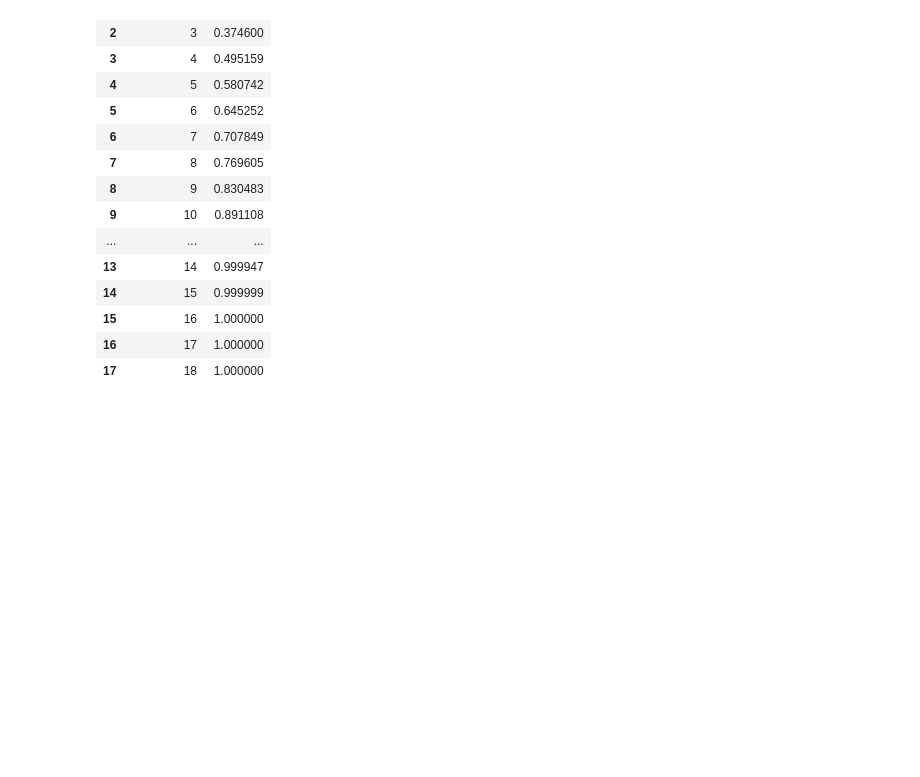
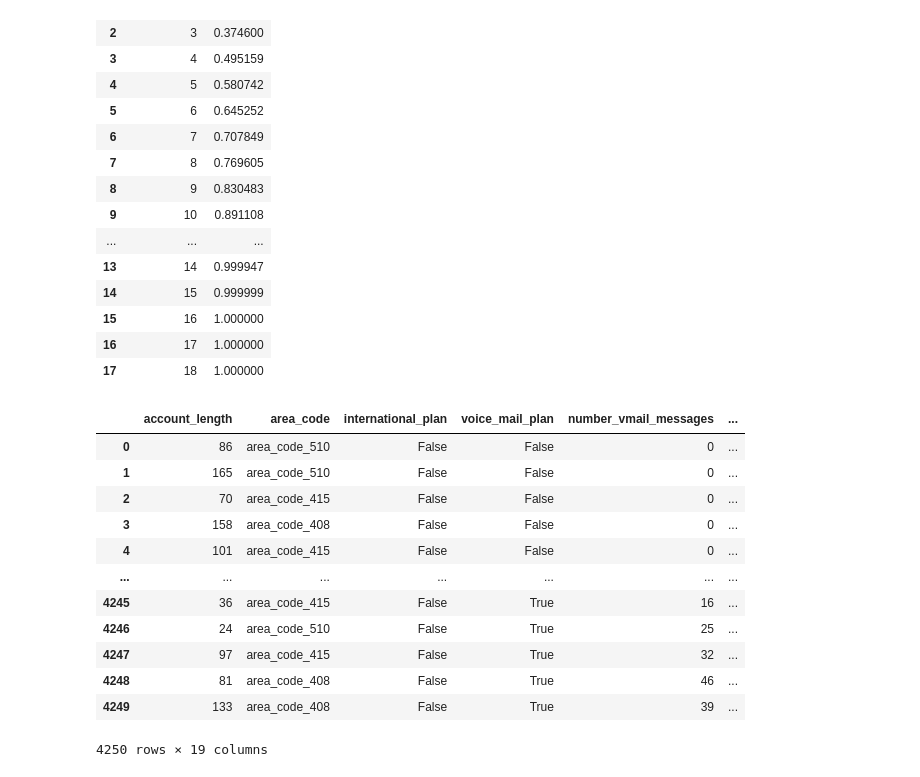
Before and after one commit to MaukanMir/BigQuery-Churn-Analysis, a Jupyter notebook: training.ipynb, the cells around one changed output. Drawn from its saved outputs; the diff is of its cells as text; code cells hidden in the pictures; blank space fills up the shorter version.

```diff
--- a/training.ipynb
+++ b/training.ipynb
@@ -379,3 +379,19 @@ pca_analysis(X, preprocessor)
 | 15 | 16 | 1.000000 |
 | 16 | 17 | 1.000000 |
 | 17 | 18 | 1.000000 |
+# %%
+df
+# %% [output]
+|  | account_length | area_code | international_plan | voice_mail_plan | number_vmail_messages | ... |
+| 0 | 86 | area_code_510 | False | False | 0 | ... |
+| 1 | 165 | area_code_510 | False | False | 0 | ... |
+| 2 | 70 | area_code_415 | False | False | 0 | ... |
+| 3 | 158 | area_code_408 | False | False | 0 | ... |
+| 4 | 101 | area_code_415 | False | False | 0 | ... |
+| ... | ... | ... | ... | ... | ... | ... |
+| 4245 | 36 | area_code_415 | False | True | 16 | ... |
+| 4246 | 24 | area_code_510 | False | True | 25 | ... |
+| 4247 | 97 | area_code_415 | False | True | 32 | ... |
+| 4248 | 81 | area_code_408 | False | True | 46 | ... |
+| 4249 | 133 | area_code_408 | False | True | 39 | ... |
+4250 rows × 19 columns
```
